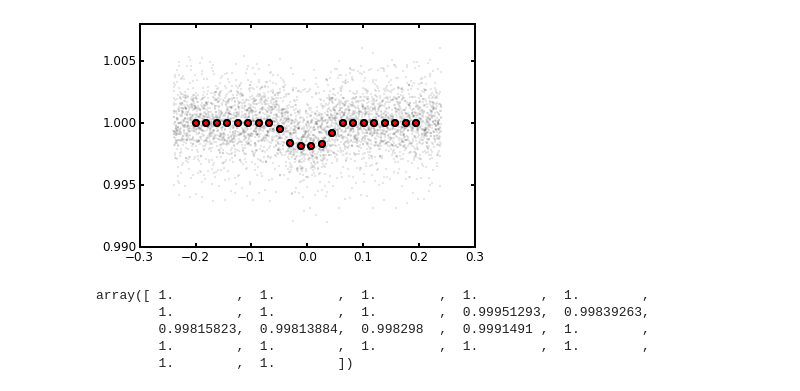
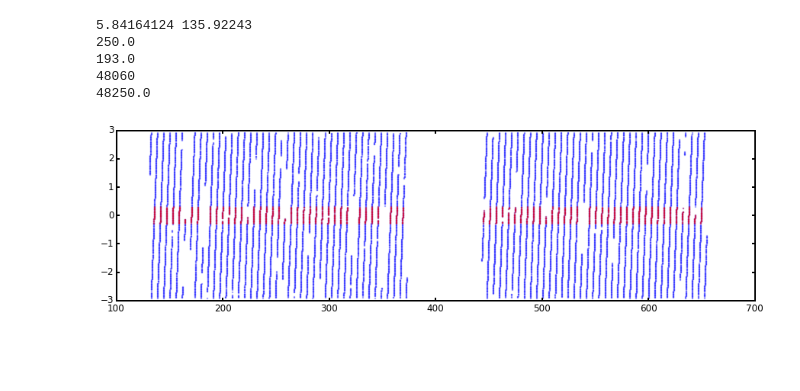
Before and after one commit to timothydmorton/transit-fitting, a Jupyter notebook: notebooks/scratchwork.ipynb, the cells around one changed output. Saved outputs shown, nothing was run; the diff lists cells and outputs as text; code cells hidden in the pictures; blank space fills up the shorter version.

```diff
--- a/notebooks/scratchwork.ipynb
+++ b/notebooks/scratchwork.ipynb
@@ -118,15 +177,58 @@ params = [koi.koi_srho, 0.5, 0.5, 0, period, 0, 0, koi.koi_ror, 0, 0]
-# %%
-plt.plot(tfold[close], flux[close], 'o', ms=0.2, alpha=0.35);
-t = np.arange(-0.2, 0.2, KEPLER_CADENCE)
-f = model.light_curve(params, t)
-plt.plot(t, f, 'ro');
-# %% [output]
-[figure, removed]
-# %%
-f
-# %% [output]
-array([ 1.        ,  1.        ,  1.        ,  1.        ,  1.        ,
-        1.        ,  1.        ,  1.        ,  0.99951293,  0.99839263,
-        0.99815823,  0.99813884,  0.998298  ,  0.9991491 ,  1.        ,
-        1.        ,  1.        ,  1.        ,  1.        ,  1.        ,
-        1.        ,  1.        ])
+# %%
+client = kplr.API()
+
+koi_list = [1422.01] #, 1422.02, 1422.03, 1422.04, 1422.05]
+
+kois = []
+periods = []
+epochs = []
+durations = []
+for k in koi_list:
+    kois.append(client.koi(k))
+    periods.append(kois[-1].koi_period)
+    epochs.append(kois[-1].koi_time0bk)
+    durations.append(kois[-1].koi_duration)
+
+lcdata = all_LCdata(kois[0])
+flux = lcdata['PDCSAP_FLUX']
+model = TransitModel(lcdata['TIME'], flux, lcdata['PDCSAP_FLUX_ERR'],
+                    period=periods, epoch=epochs)
+# %%
+def transit_stack(t, f, period, epoch, width=0.3):
+    """reshapes t, f to (Ntransit x npoint) 2d array
+
+    Places the transit epoch at the center of each row,
+    with the first and last rows padded by ones.
+
+
+    """
+    print period, epoch
+    ntransits = ((t[-1] - t[0]) // period) + 1
+    print ntransits
+
+    rowsize = len(t)//ntransits + 1
+    print rowsize
+    print len(t)
+    print 250*rowsize
+
+    middle = rowsize//2
+    # How many points do we need to add to the front to
+    #  get epoch in middle?
+    firstfew = t[:rowsize*100]
+    i_epoch = np.argmin((firstfew - epoch) % period)
+
+    tfold = (firstfew - epoch) % period
+    tfold = t_folded(firstfew, period, epoch)
+    close = np.absolute(tfold) < width
+    plt.figure(figsize=(15,4))
+    plt.plot(firstfew, tfold, '.', ms=0.5)
+    plt.plot(firstfew[close], tfold[close], 'r.', ms=0.5)
+
+transit_stack(model.time, model.flux, model.period[0], model.epoch[0])
+# %% [output]
+5.84164124 135.92243
+250.0
+193.0
+48060
+48250.0
+[figure, added]
```
Also changed, not shown: parts of 13 cells of this notebook.
